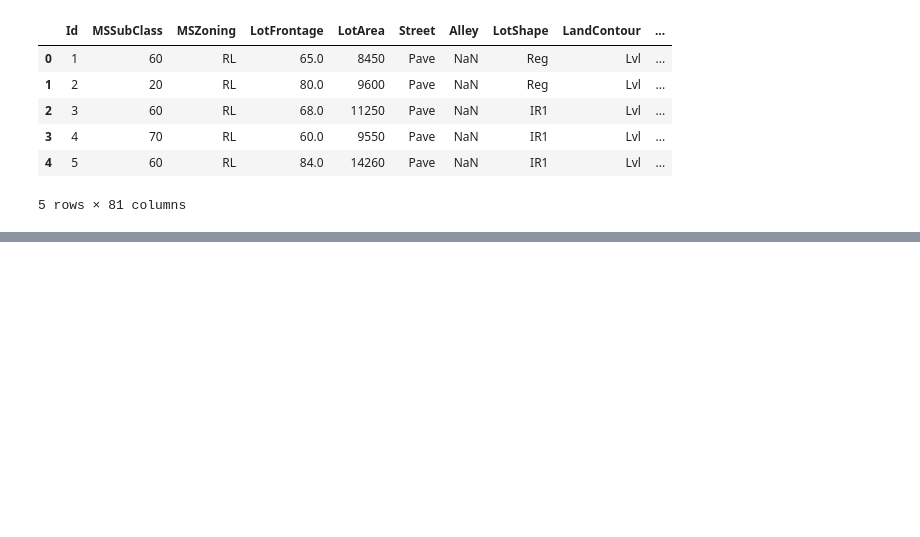
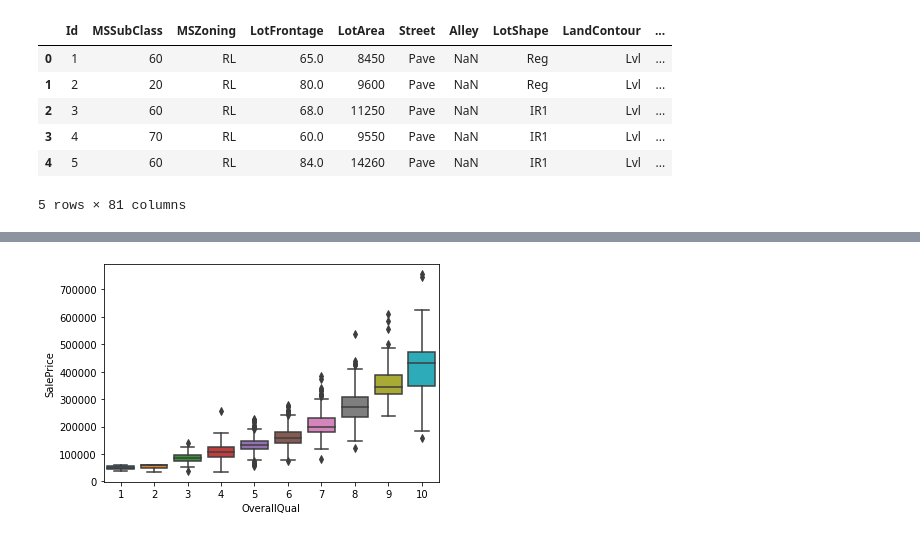
Before and after one commit to vvinci21/Team_8, a Jupyter notebook: EDLschema.ipynb, the cells around one changed output, grey strips where cells are left out. Cells and saved outputs as stored; diff of their text form; code cells hidden in the pictures; blank space fills up the shorter version.

```diff
--- a/EDLschema.ipynb
+++ b/EDLschema.ipynb
@@ -23,0 +96,4 @@ df_train.head()
+# %%
+ax = sns.boxplot(x='OverallQual', y='SalePrice', data=df_train)
+# %% [output]
+[figure, added]
```
Also changed, not shown: parts of 26 cells of this notebook.
